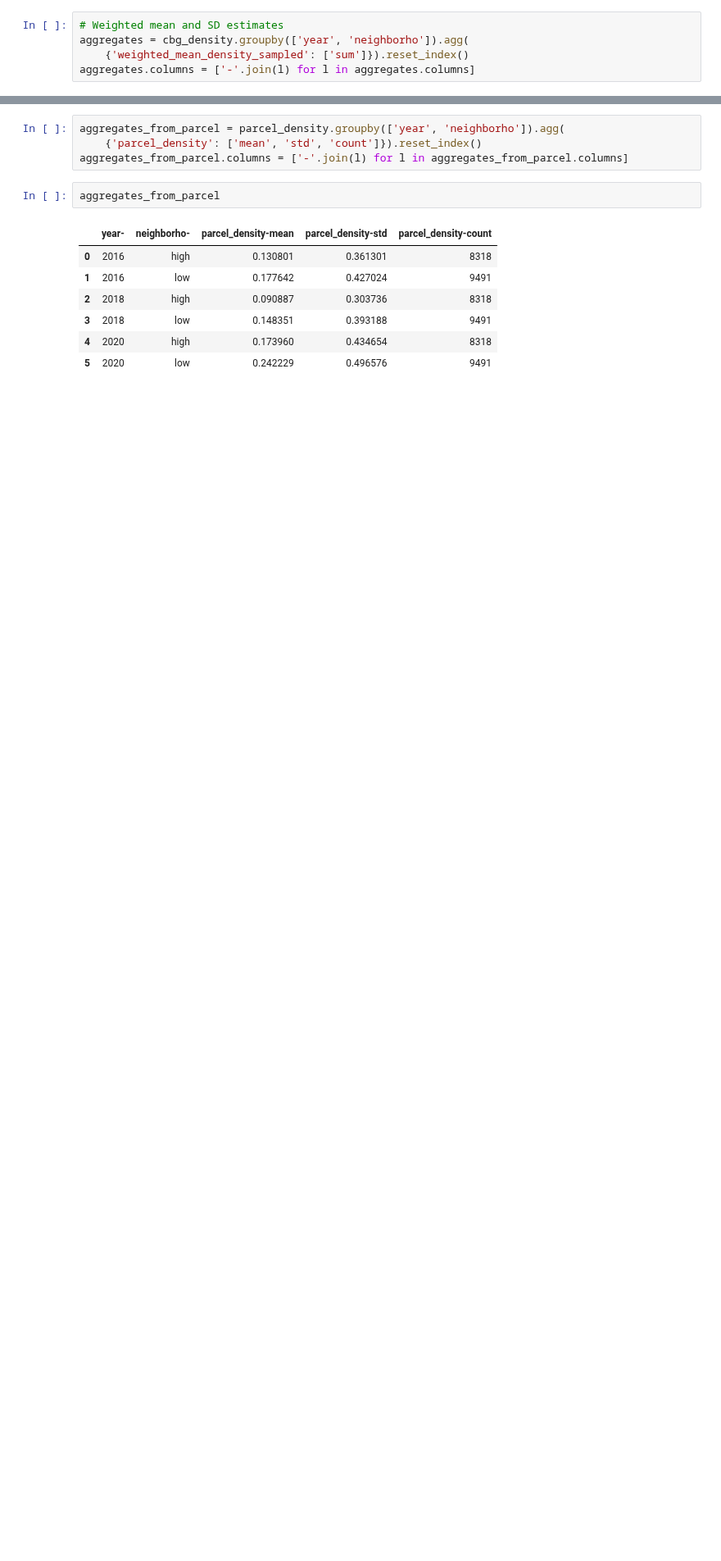
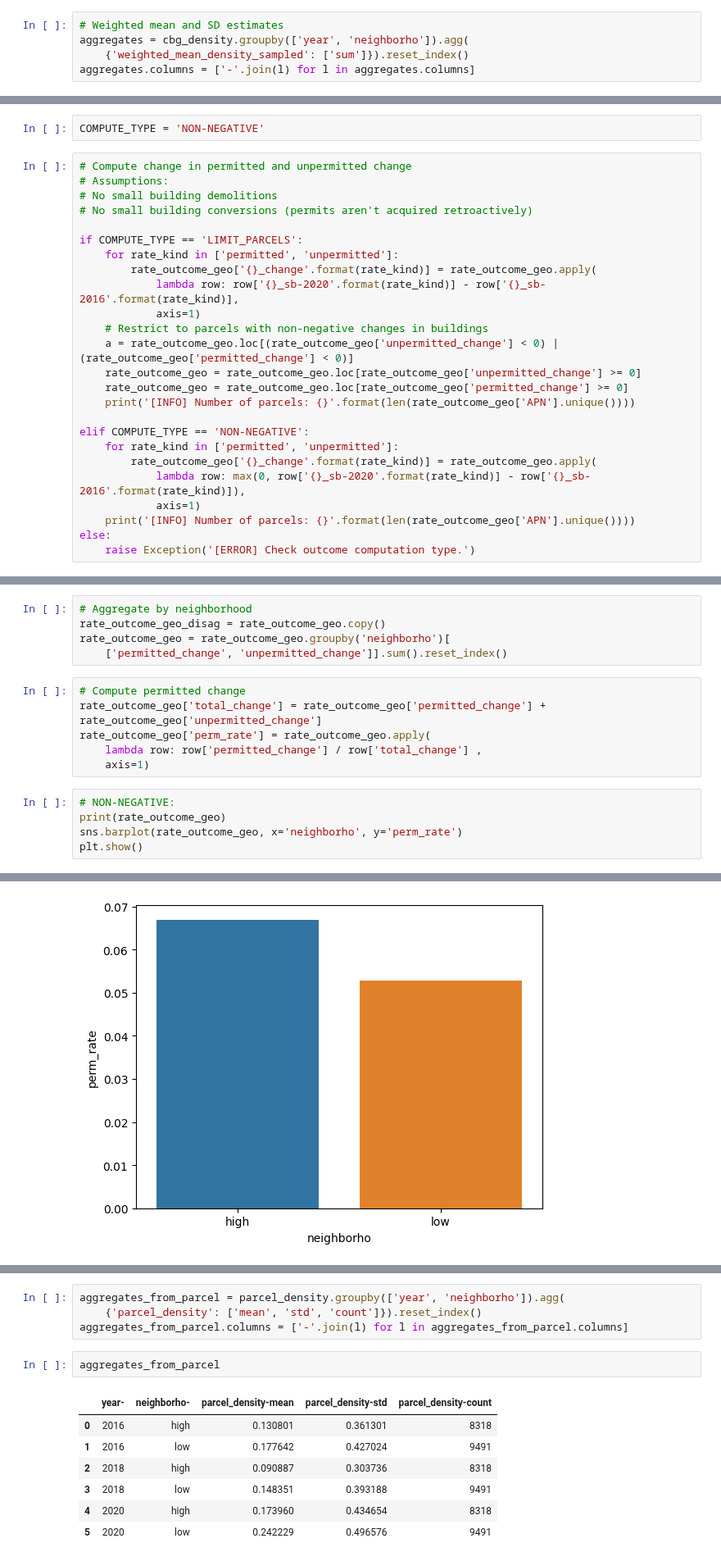
Before and after one commit to reglab/rgb-footprint-extract, a Jupyter notebook: naip_process/Pop-Estimates-CFAnnotations.ipynb, the cells around one changed output, grey strips where cells are left out. Shown at 82% size. Saved outputs shown, nothing was run; the diff lists cells and outputs as text; blank space fills up the shorter version.

```diff
--- a/naip_process/Pop-Estimates-CFAnnotations.ipynb
+++ b/naip_process/Pop-Estimates-CFAnnotations.ipynb
@@ -248,0 +508,27 @@ plt.show()
+# %%
+COMPUTE_TYPE = 'NON-NEGATIVE'
+# %%
+# Compute change in permitted and unpermitted change
+# Assumptions:
+# No small building demolitions
+# No small building conversions (permits aren't acquired retroactively)
+
+if COMPUTE_TYPE == 'LIMIT_PARCELS':
+    for rate_kind in ['permitted', 'unpermitted']:
+        rate_outcome_geo['{}_change'.format(rate_kind)] = rate_outcome_geo.apply(
+            lambda row: row['{}_sb-2020'.format(rate_kind)] - row['{}_sb-2016'.format(rate_kind)],
+            axis=1)
+    # Restrict to parcels with non-negative changes in buildings
+    a = rate_outcome_geo.loc[(rate_outcome_geo['unpermitted_change'] < 0) | (rate_outcome_geo['permitted_change'] < 0)]
+    rate_outcome_geo = rate_outcome_geo.loc[rate_outcome_geo['unpermitted_change'] >= 0]
+    rate_outcome_geo = rate_outcome_geo.loc[rate_outcome_geo['permitted_change'] >= 0]
+    print('[INFO] Number of parcels: {}'.format(len(rate_outcome_geo['APN'].unique())))
+
+elif COMPUTE_TYPE == 'NON-NEGATIVE':
+    for rate_kind in ['permitted', 'unpermitted']:
+        rate_outcome_geo['{}_change'.format(rate_kind)] = rate_outcome_geo.apply(
+            lambda row: max(0, row['{}_sb-2020'.format(rate_kind)] - row['{}_sb-2016'.format(rate_kind)]),
+            axis=1)
+    print('[INFO] Number of parcels: {}'.format(len(rate_outcome_geo['APN'].unique())))
+else:
+    raise Exception('[ERROR] Check outcome computation type.')
@@ -248,0 +537,17 @@ plt.show()
+# %%
+# Aggregate by neighborhood
+rate_outcome_geo_disag = rate_outcome_geo.copy()
+rate_outcome_geo = rate_outcome_geo.groupby('neighborho')[
+    ['permitted_change', 'unpermitted_change']].sum().reset_index()
+# %%
+# Compute permitted change
+rate_outcome_geo['total_change'] = rate_outcome_geo['permitted_change'] + rate_outcome_geo['unpermitted_change']
+rate_outcome_geo['perm_rate'] = rate_outcome_geo.apply(
+    lambda row: row['permitted_change'] / row['total_change'] ,
+    axis=1)
+# %%
+# NON-NEGATIVE:
+print(rate_outcome_geo)
+sns.barplot(rate_outcome_geo, x='neighborho', y='perm_rate')
+plt.show()
+# %% [output]
@@ -248,0 +557 @@ plt.show()
+[figure, added]
```
Also changed, not shown: parts of 61 cells of this notebook, 4 other files.
